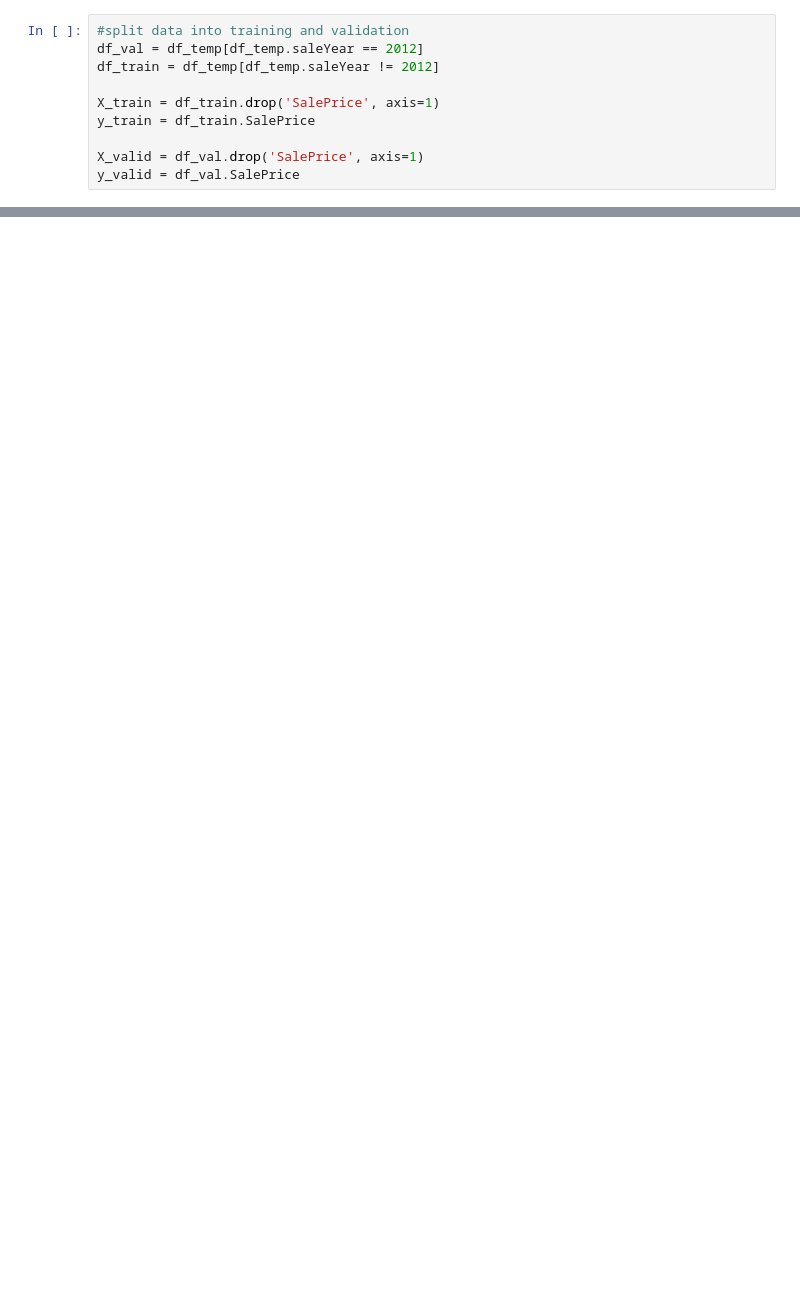
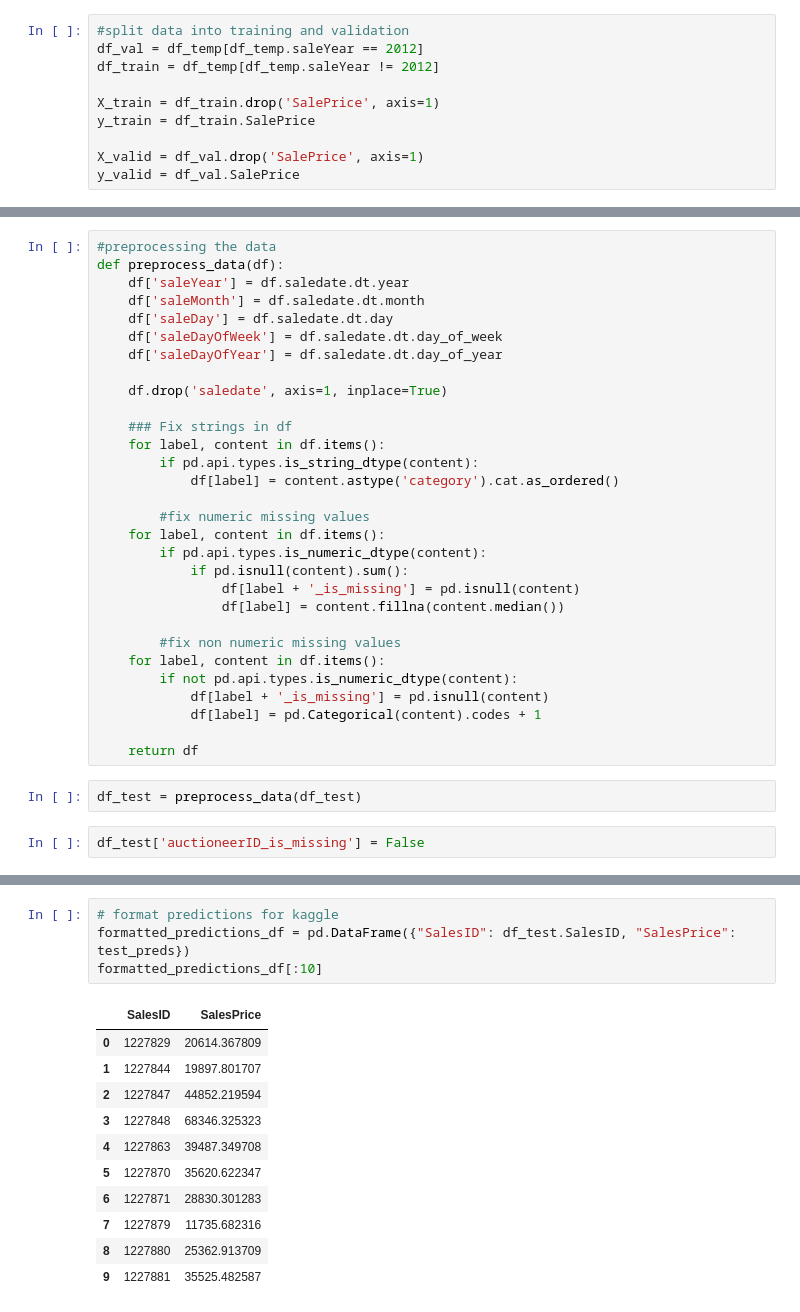
Before and after one commit to A1DS19/bulldozer-price-prediction-regression, a Jupyter notebook: Bulldozer price prediction.ipynb, the cells around one changed output, grey strips where cells are left out. Cells and saved outputs as stored; diff of their text form; blank space fills up the shorter version.

```diff
--- a/Bulldozer price prediction.ipynb
+++ b/Bulldozer price prediction.ipynb
@@ -360,0 +459,34 @@ AttributeError: module 'numpy' has no attribute 'sprt'
+# %%
+#preprocessing the data
+def preprocess_data(df):
+    df['saleYear'] = df.saledate.dt.year
+    df['saleMonth'] = df.saledate.dt.month
+    df['saleDay'] = df.saledate.dt.day
+    df['saleDayOfWeek'] = df.saledate.dt.day_of_week
+    df['saleDayOfYear'] = df.saledate.dt.day_of_year
+
+    df.drop('saledate', axis=1, inplace=True)
+
+    ### Fix strings in df
+    for label, content in df.items():
+        if pd.api.types.is_string_dtype(content):
+            df[label] = content.astype('category').cat.as_ordered()
+
+        #fix numeric missing values
+    for label, content in df.items():
+        if pd.api.types.is_numeric_dtype(content):
+            if pd.isnull(content).sum():
+                df[label + '_is_missing'] = pd.isnull(content)
+                df[label] = content.fillna(content.median())
+
+        #fix non numeric missing values
+    for label, content in df.items():
+        if not pd.api.types.is_numeric_dtype(content):
+            df[label + '_is_missing'] = pd.isnull(content)
+            df[label] = pd.Categorical(content).codes + 1
+
+    return df
+# %%
+df_test = preprocess_data(df_test)
+# %%
+df_test['auctioneerID_is_missing'] = False
@@ -360,0 +503,16 @@ AttributeError: module 'numpy' has no attribute 'sprt'
+# %%
+# format predictions for kaggle
+formatted_predictions_df = pd.DataFrame({"SalesID": df_test.SalesID, "SalesPrice": test_preds})
+formatted_predictions_df[:10]
+# %% [output]
+|  | SalesID | SalesPrice |
+| 0 | 1227829 | 20614.367809 |
+| 1 | 1227844 | 19897.801707 |
+| 2 | 1227847 | 44852.219594 |
+| 3 | 1227848 | 68346.325323 |
+| 4 | 1227863 | 39487.349708 |
+| 5 | 1227870 | 35620.622347 |
+| 6 | 1227871 | 28830.301283 |
+| 7 | 1227879 | 11735.682316 |
+| 8 | 1227880 | 25362.913709 |
+| 9 | 1227881 | 35525.482587 |
```
Also changed, not shown: parts of 15 cells of this notebook, 1 other file.
